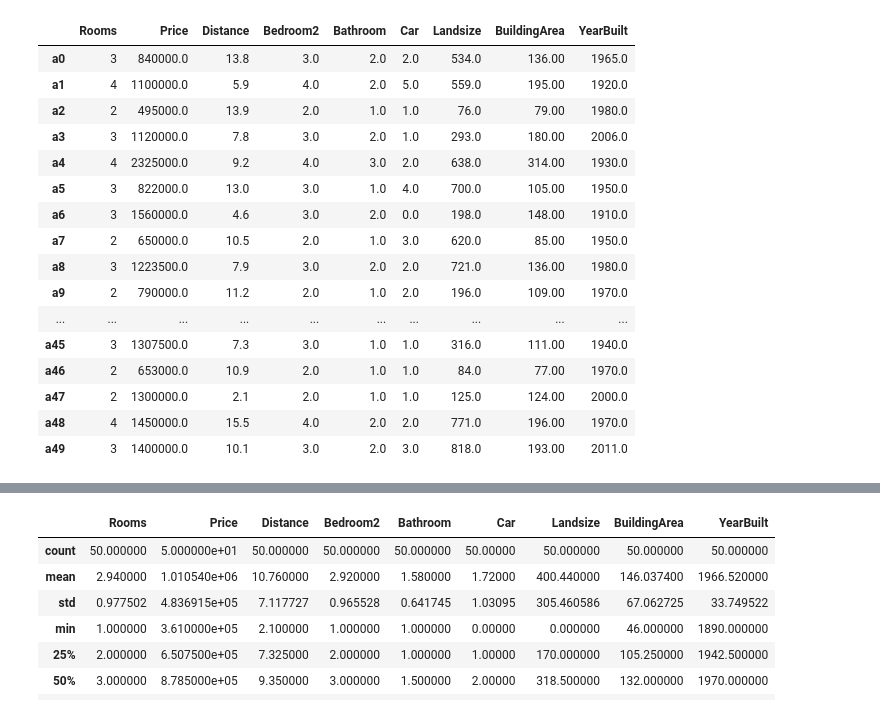
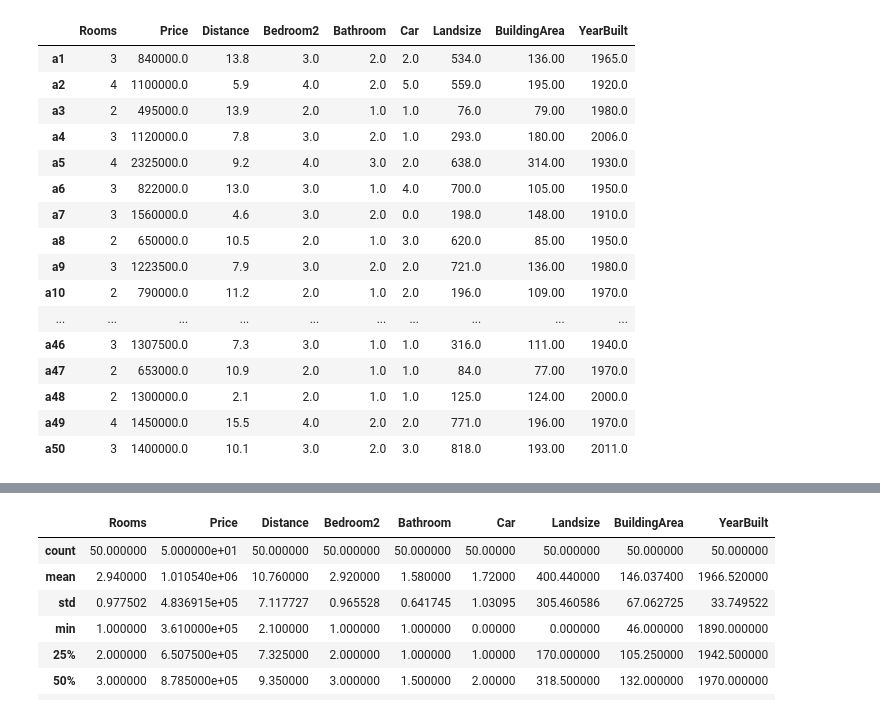
Before and after one commit to WojtekNagorka/DecisionAnalysis2, a Jupyter notebook: UTA.ipynb, the cells around one changed output, grey strips where cells are left out. Drawn from its saved outputs; the diff is of its cells as text; code cells hidden in the pictures.

```diff
--- a/UTA.ipynb
+++ b/UTA.ipynb
@@ -6,26 +6,27 @@ import copy
 # %%
 data = pd.read_csv('dataset.csv')
 data = data.sort_values(by = 'Unnamed: 0')
 ids = data[['Unnamed: 0']]
 data = data.drop('Unnamed: 0', axis = 'columns')
 data = data.reset_index(drop = True)
+data.index = data.index+1
 data.index = 'a'+ data.index.astype('str')
 data
 # %% [output]
 |  | Rooms | Price | Distance | Bedroom2 | Bathroom | Car | Landsize | BuildingArea | YearBuilt |
-| a0 | 3 | 840000.0 | 13.8 | 3.0 | 2.0 | 2.0 | 534.0 | 136.00 | 1965.0 |
-| a1 | 4 | 1100000.0 | 5.9 | 4.0 | 2.0 | 5.0 | 559.0 | 195.00 | 1920.0 |
-| a2 | 2 | 495000.0 | 13.9 | 2.0 | 1.0 | 1.0 | 76.0 | 79.00 | 1980.0 |
-| a3 | 3 | 1120000.0 | 7.8 | 3.0 | 2.0 | 1.0 | 293.0 | 180.00 | 2006.0 |
-| a4 | 4 | 2325000.0 | 9.2 | 4.0 | 3.0 | 2.0 | 638.0 | 314.00 | 1930.0 |
-| a5 | 3 | 822000.0 | 13.0 | 3.0 | 1.0 | 4.0 | 700.0 | 105.00 | 1950.0 |
-| a6 | 3 | 1560000.0 | 4.6 | 3.0 | 2.0 | 0.0 | 198.0 | 148.00 | 1910.0 |
-| a7 | 2 | 650000.0 | 10.5 | 2.0 | 1.0 | 3.0 | 620.0 | 85.00 | 1950.0 |
-| a8 | 3 | 1223500.0 | 7.9 | 3.0 | 2.0 | 2.0 | 721.0 | 136.00 | 1980.0 |
-| a9 | 2 | 790000.0 | 11.2 | 2.0 | 1.0 | 2.0 | 196.0 | 109.00 | 1970.0 |
+| a1 | 3 | 840000.0 | 13.8 | 3.0 | 2.0 | 2.0 | 534.0 | 136.00 | 1965.0 |
+| a2 | 4 | 1100000.0 | 5.9 | 4.0 | 2.0 | 5.0 | 559.0 | 195.00 | 1920.0 |
+| a3 | 2 | 495000.0 | 13.9 | 2.0 | 1.0 | 1.0 | 76.0 | 79.00 | 1980.0 |
+| a4 | 3 | 1120000.0 | 7.8 | 3.0 | 2.0 | 1.0 | 293.0 | 180.00 | 2006.0 |
+| a5 | 4 | 2325000.0 | 9.2 | 4.0 | 3.0 | 2.0 | 638.0 | 314.00 | 1930.0 |
+| a6 | 3 | 822000.0 | 13.0 | 3.0 | 1.0 | 4.0 | 700.0 | 105.00 | 1950.0 |
+| a7 | 3 | 1560000.0 | 4.6 | 3.0 | 2.0 | 0.0 | 198.0 | 148.00 | 1910.0 |
+| a8 | 2 | 650000.0 | 10.5 | 2.0 | 1.0 | 3.0 | 620.0 | 85.00 | 1950.0 |
+| a9 | 3 | 1223500.0 | 7.9 | 3.0 | 2.0 | 2.0 | 721.0 | 136.00 | 1980.0 |
+| a10 | 2 | 790000.0 | 11.2 | 2.0 | 1.0 | 2.0 | 196.0 | 109.00 | 1970.0 |
 | ... | ... | ... | ... | ... | ... | ... | ... | ... | ... |
-| a45 | 3 | 1307500.0 | 7.3 | 3.0 | 1.0 | 1.0 | 316.0 | 111.00 | 1940.0 |
-| a46 | 2 | 653000.0 | 10.9 | 2.0 | 1.0 | 1.0 | 84.0 | 77.00 | 1970.0 |
-| a47 | 2 | 1300000.0 | 2.1 | 2.0 | 1.0 | 1.0 | 125.0 | 124.00 | 2000.0 |
-| a48 | 4 | 1450000.0 | 15.5 | 4.0 | 2.0 | 2.0 | 771.0 | 196.00 | 1970.0 |
-| a49 | 3 | 1400000.0 | 10.1 | 3.0 | 2.0 | 3.0 | 818.0 | 193.00 | 2011.0 |
+| a46 | 3 | 1307500.0 | 7.3 | 3.0 | 1.0 | 1.0 | 316.0 | 111.00 | 1940.0 |
+| a47 | 2 | 653000.0 | 10.9 | 2.0 | 1.0 | 1.0 | 84.0 | 77.00 | 1970.0 |
+| a48 | 2 | 1300000.0 | 2.1 | 2.0 | 1.0 | 1.0 | 125.0 | 124.00 | 2000.0 |
+| a49 | 4 | 1450000.0 | 15.5 | 4.0 | 2.0 | 2.0 | 771.0 | 196.00 | 1970.0 |
+| a50 | 3 | 1400000.0 | 10.1 | 3.0 | 2.0 | 3.0 | 818.0 | 193.00 | 2011.0 |
```
Also changed, not shown: parts of 13 cells of this notebook.
